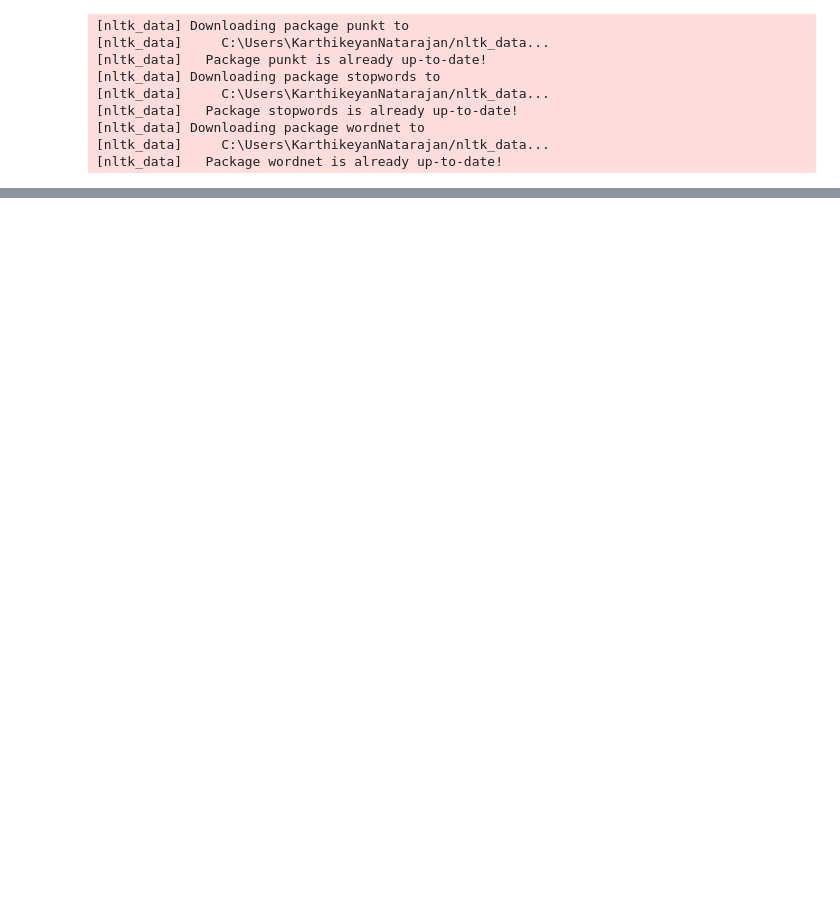
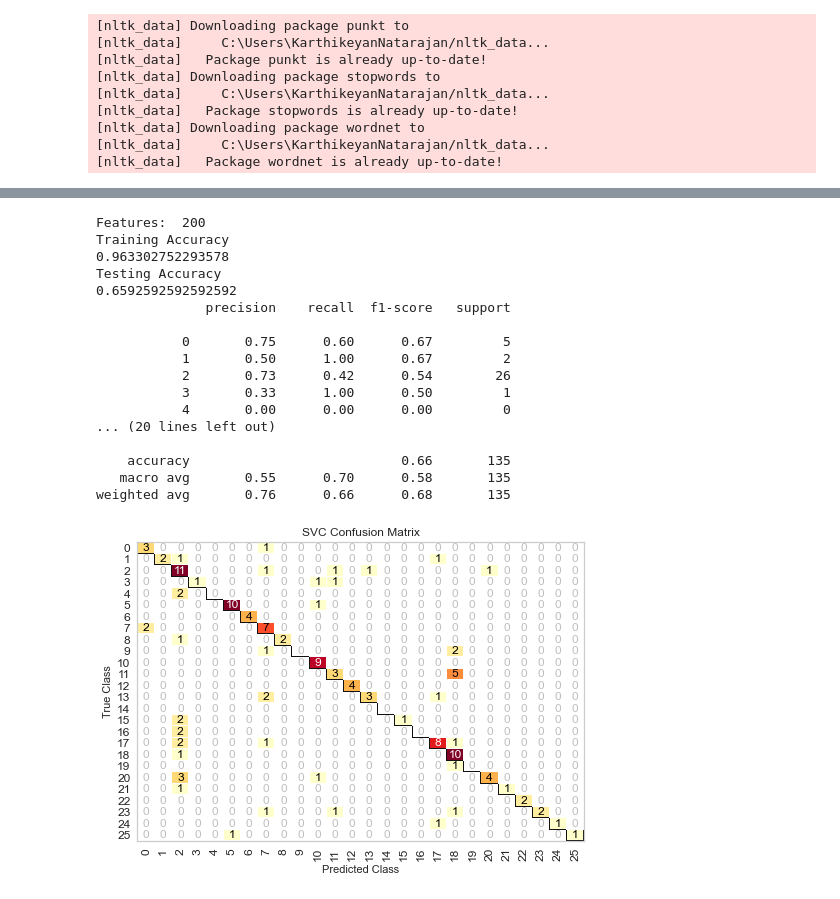
Before and after one commit to ayush1689/Mystic-Hackers-Chat-Bot, a Jupyter notebook: WorkingCodeHighAccuracy.ipynb, the cells around one changed output, grey strips where cells are left out. Cells and saved outputs as stored; diff of their text form; code cells hidden in the pictures; blank space fills up the shorter version.

```diff
--- a/WorkingCodeHighAccuracy.ipynb
+++ b/WorkingCodeHighAccuracy.ipynb
@@ -423,0 +365,21 @@ weighted avg       0.78      0.62      0.66        29
+# %%
+tokenize_test(SVC(kernel = 'linear'),train,validation,get_vec_pipe(text_clf),class1=list(range(0,train["Code"].nunique())))
+# %% [output]
+Features:  200
+Training Accuracy
+0.963302752293578
+Testing Accuracy
+0.6592592592592592
+              precision    recall  f1-score   support
+
+           0       0.75      0.60      0.67         5
+           1       0.50      1.00      0.67         2
+           2       0.73      0.42      0.54        26
+           3       0.33      1.00      0.50         1
+           4       0.00      0.00      0.00         0
+... (20 lines left out)
+
+    accuracy                           0.66       135
+   macro avg       0.55      0.70      0.58       135
+weighted avg       0.76      0.66      0.68       135
+[figure, added]
```
Also changed, not shown: parts of 53 cells of this notebook.
